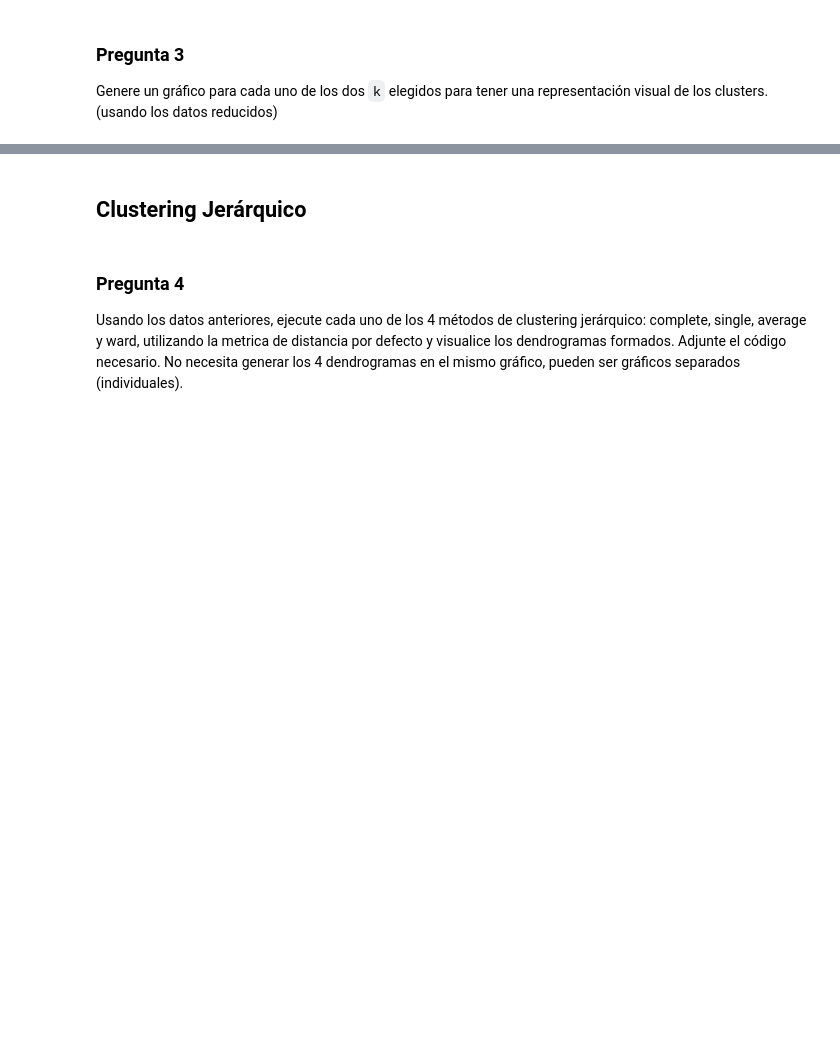
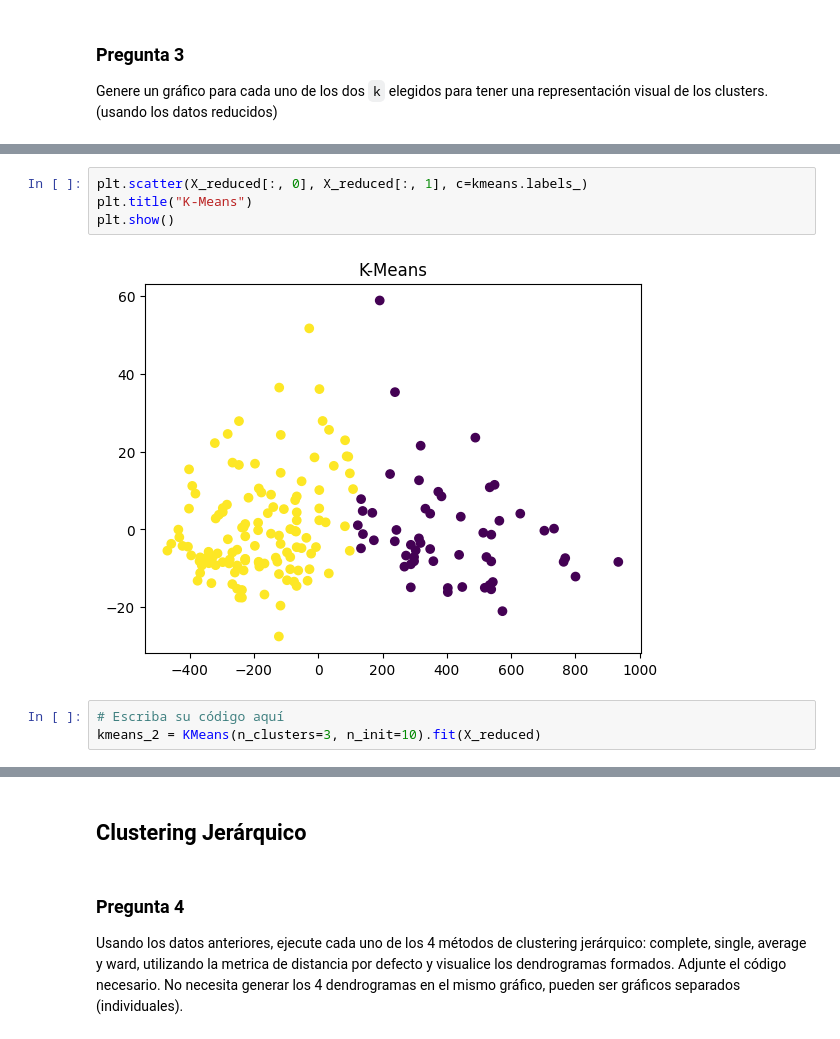
Before and after one commit to andyreus17/mineria, a Jupyter notebook: Laboratorio_5.ipynb, the cells around one changed output, grey strips where cells are left out. Drawn from its saved outputs; the diff is of its cells as text; blank space fills up the shorter version.

```diff
--- a/Laboratorio_5.ipynb
+++ b/Laboratorio_5.ipynb
@@ -88,0 +106,9 @@ from sklearn.cluster import KMeans
+# %%
+plt.scatter(X_reduced[:, 0], X_reduced[:, 1], c=kmeans.labels_)
+plt.title("K-Means")
+plt.show()
+# %% [output]
+[figure, added]
+# %%
+# Escriba su código aquí
+kmeans_2 = KMeans(n_clusters=3, n_init=10).fit(X_reduced)
```
Also changed, not shown: parts of 34 cells of this notebook, 1 other file.
